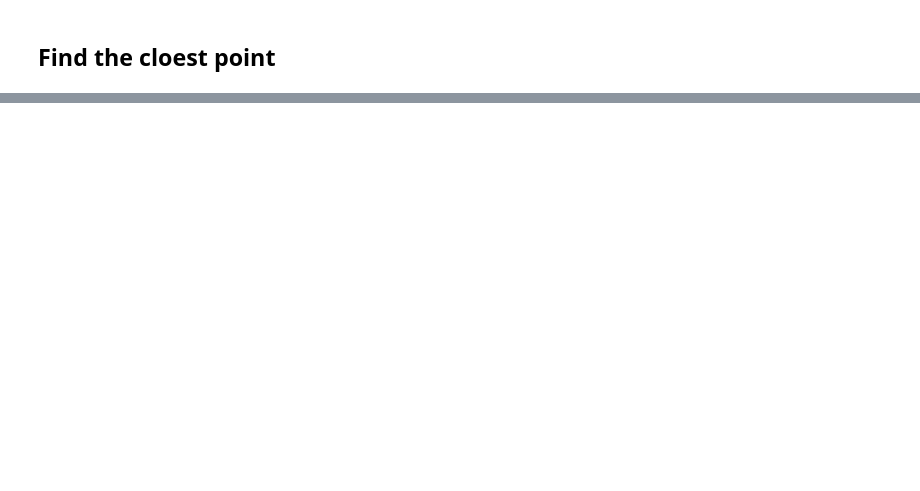
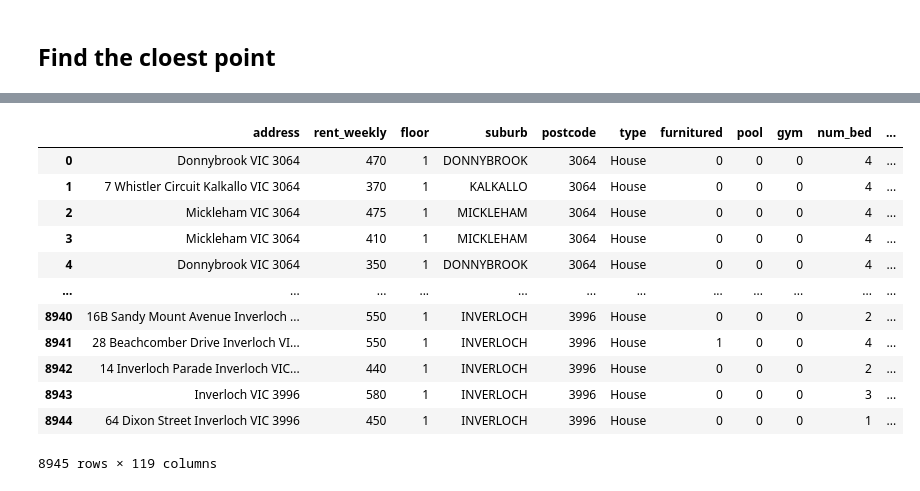
Before and after one commit to MAST30034-Applied-Data-Science/generic-real-estate-consulting-project-group-1-iron-data-man, a Jupyter notebook: notebooks/Preprocessing.ipynb, the cells around one changed output, grey strips where cells are left out. Drawn from its saved outputs; the diff is of its cells as text; code cells hidden in the pictures; blank space fills up the shorter version.

```diff
--- a/notebooks/Preprocessing.ipynb
+++ b/notebooks/Preprocessing.ipynb
@@ -580,8 +643,8 @@ def find_shortest(lis):
     lis['cloest_TRAIN_STATION_distance'] = result[0]
     return lis
 # %%
+# reverse the coordinates by small size due to request limitation
 df = pd.DataFrame(columns = property_df.columns)
-# reverse the coordinates by small size due to request limitation
 i = 0
 key = 0
 while i < property_df.shape[0] and key < 16:
@@ -600,7 +663,7 @@ while i < property_df.shape[0] and key < 16:
             print('Current i: ', i, " ; Update Key: ", key)
 
         elif 'Could not find routable point within a radius of 350.0 meters of specified coordinate' in str(err):
-            df_i = find_shortest(df_i['cloest_train_station'],df)
+            df_i = find_shortest(df_i)
             df_i = df_i.to_frame().transpose()
             df = pd.concat([df ,df_i],ignore_index=True)
             i+=1
@@ -612 +686,17 @@ while i < property_df.shape[0] and key < 16:
+# %%
+df
+# %% [output]
+|  | address | rent_weekly | floor | suburb | postcode | type | furnitured | pool | gym | num_bed | ... |
+| 0 | Donnybrook VIC 3064 | 470 | 1 | DONNYBROOK | 3064 | House | 0 | 0 | 0 | 4 | ... |
+| 1 | 7 Whistler Circuit Kalkallo VIC 3064 | 370 | 1 | KALKALLO | 3064 | House | 0 | 0 | 0 | 4 | ... |
+| 2 | Mickleham VIC 3064 | 475 | 1 | MICKLEHAM | 3064 | House | 0 | 0 | 0 | 4 | ... |
+| 3 | Mickleham VIC 3064 | 410 | 1 | MICKLEHAM | 3064 | House | 0 | 0 | 0 | 4 | ... |
+| 4 | Donnybrook VIC 3064 | 350 | 1 | DONNYBROOK | 3064 | House | 0 | 0 | 0 | 4 | ... |
+| ... | ... | ... | ... | ... | ... | ... | ... | ... | ... | ... | ... |
+| 8940 | 16B Sandy Mount Avenue Inverloch ... | 550 | 1 | INVERLOCH | 3996 | House | 0 | 0 | 0 | 2 | ... |
+| 8941 | 28 Beachcomber Drive Inverloch VI... | 550 | 1 | INVERLOCH | 3996 | House | 1 | 0 | 0 | 4 | ... |
+| 8942 | 14 Inverloch Parade Inverloch VIC... | 440 | 1 | INVERLOCH | 3996 | House | 0 | 0 | 0 | 2 | ... |
+| 8943 | Inverloch VIC 3996 | 580 | 1 | INVERLOCH | 3996 | House | 0 | 0 | 0 | 3 | ... |
+| 8944 | 64 Dixon Street Inverloch VIC 3996 | 450 | 1 | INVERLOCH | 3996 | House | 0 | 0 | 0 | 1 | ... |
+8945 rows × 119 columns
 # %%
```
Also changed, not shown: parts of 30 cells of this notebook, 1 other file.
